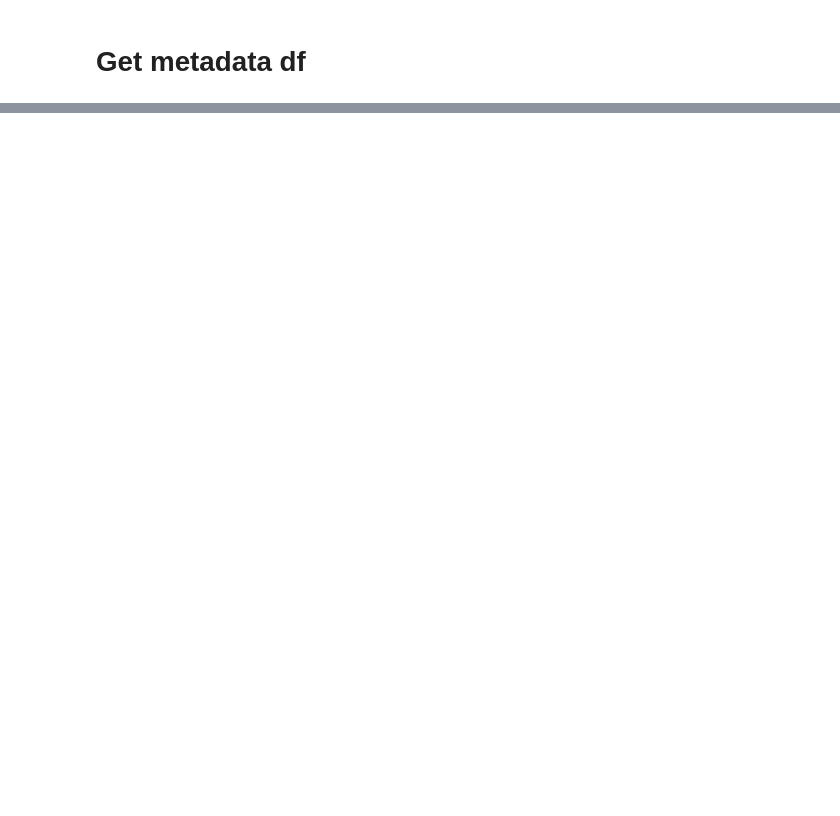
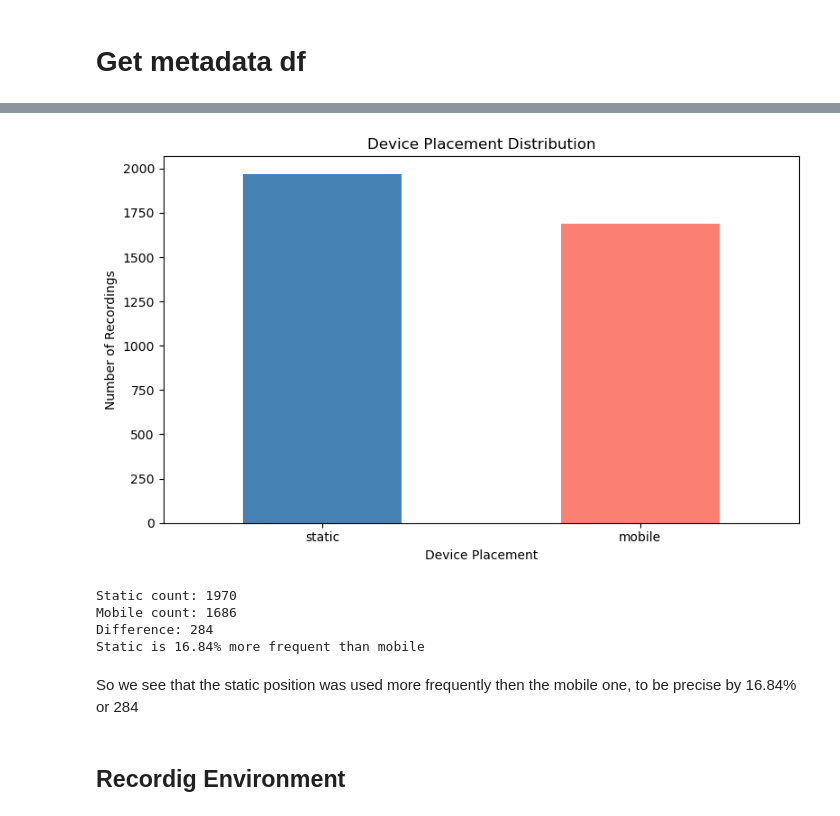
Before and after one commit to Carapet07/MLPC2026, a Jupyter notebook: notebooks/roma_notebook.ipynb, the cells around one changed output, grey strips where cells are left out. Saved outputs shown, nothing was run; the diff lists cells and outputs as text; code cells hidden in the pictures; blank space fills up the shorter version.

```diff
--- a/notebooks/roma_notebook.ipynb
+++ b/notebooks/roma_notebook.ipynb
@@ -82,0 +192,36 @@ metadata_df.head()
+# %%
+placement_counts = metadata_df["device_placement"].value_counts()
+
+plt.figure(figsize=(8, 5))
+placement_counts.plot(kind="bar", color=["steelblue", "salmon"])
+
+plt.title("Device Placement Distribution")
+plt.xlabel("Device Placement")
+plt.ylabel("Number of Recordings")
+plt.xticks(rotation=0)
+plt.tight_layout()
+plt.show()
+# %% [output]
+[figure, added]
+# %%
+placement_counts = metadata_df["device_placement"].value_counts()
+
+static_count = placement_counts["static"]
+mobile_count = placement_counts["mobile"]
+
+difference = static_count - mobile_count
+percent_more = (difference / mobile_count) * 100
+
+print(f"Static count: {static_count}")
+print(f"Mobile count: {mobile_count}")
+print(f"Difference: {difference}")
+print(f"Static is {percent_more:.2f}% more frequent than mobile")
+# %% [output]
+Static count: 1970
+Mobile count: 1686
+Difference: 284
+Static is 16.84% more frequent than mobile
+# %% [markdown]
+So we see that the static position was used more frequently then the mobile one, to be precise by 16.84% or 284
+# %% [markdown]
+## Recordig Environment
```
Also changed, not shown: parts of 16 cells of this notebook, 2 other files.
